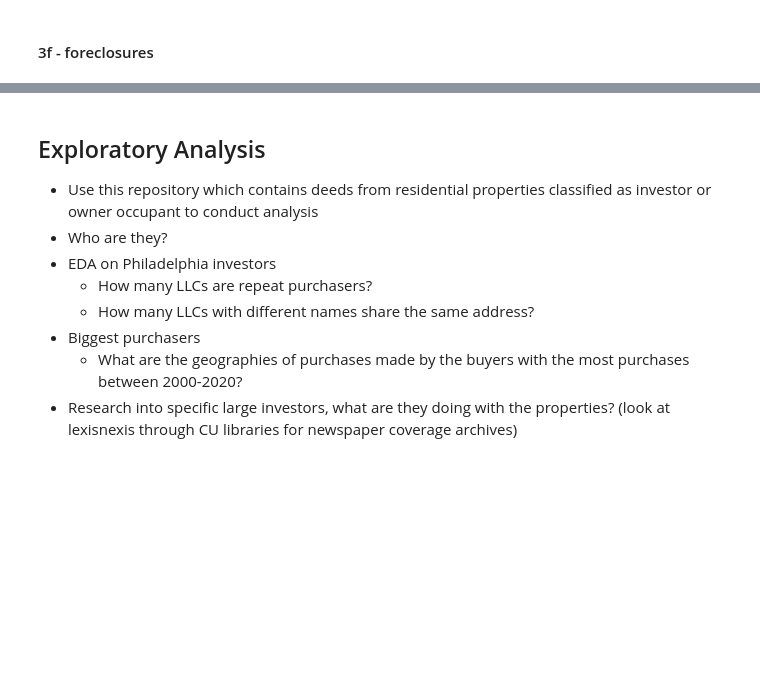
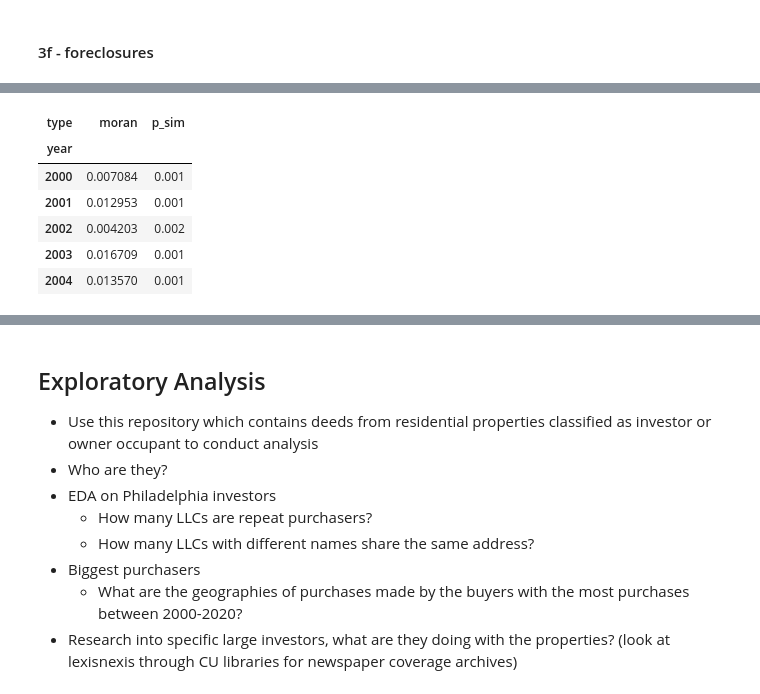
Before and after one commit to CenterForSpatialResearch/investors-flip-investigations, a Jupyter notebook: investor_classification_rentals_flips.ipynb, the cells around one changed output, grey strips where cells are left out. Saved outputs shown, nothing was run; the diff lists cells and outputs as text; code cells hidden in the pictures; blank space fills up the shorter version.

```diff
--- a/investor_classification_rentals_flips.ipynb
+++ b/investor_classification_rentals_flips.ipynb
@@ -755,0 +982,17 @@ from pysal.explore.esda.moran import Moran
+# %%
+#institutional investor flips
+global_moran_00_10_d_inst_flip = global_moran_00_10_d_inst_flip[keep0010_inst_flip]
+global_moran_10_18_d_inst_flip = global_moran_10_18_d_inst_flip[keep1018_inst_flip]
+global_moran_00_10_d_inst_flip = global_moran_00_10_d_inst_flip.loc[0]
+global_moran_10_18_d_inst_flip = global_moran_10_18_d_inst_flip.loc[0]
+
+global_moran_10_18_d_inst_flip = global_moran_10_18_d_inst_flip.to_frame()
+global_moran_00_10_d_inst_flip = global_moran_00_10_d_inst_flip.to_frame()
+
+global_moran_00_18_d_inst_flip = global_moran_00_10_d_inst_flip.append(global_moran_10_18_d_inst_flip)
+global_moran_00_18_d_inst_flip = global_moran_00_18_d_inst_flip.reset_index()
+
+global_moran_00_18_d_inst_flip['year'] = global_moran_00_18_d_inst_flip['index'].str[18:22]
+global_moran_00_18_d_inst_flip['type'] = global_moran_00_18_d_inst_flip['index'].str[-5:]
+
+global_moran_00_18_d_inst_flip_table = global_moran_00_18_d_inst_flip.pivot(index='year',columns='type', values =0)
@@ -755,0 +1070,10 @@ from pysal.explore.esda.moran import Moran
+# %%
+global_moran_00_18_d_inst_flip_table.head()
+# %% [output]
+| type | moran | p_sim |
+| year |  |  |
+| 2000 | 0.007084 | 0.001 |
+| 2001 | 0.012953 | 0.001 |
+| 2002 | 0.004203 | 0.002 |
+| 2003 | 0.016709 | 0.001 |
+| 2004 | 0.013570 | 0.001 |
```
Also changed, not shown: parts of 40 cells of this notebook, 4 other files.
